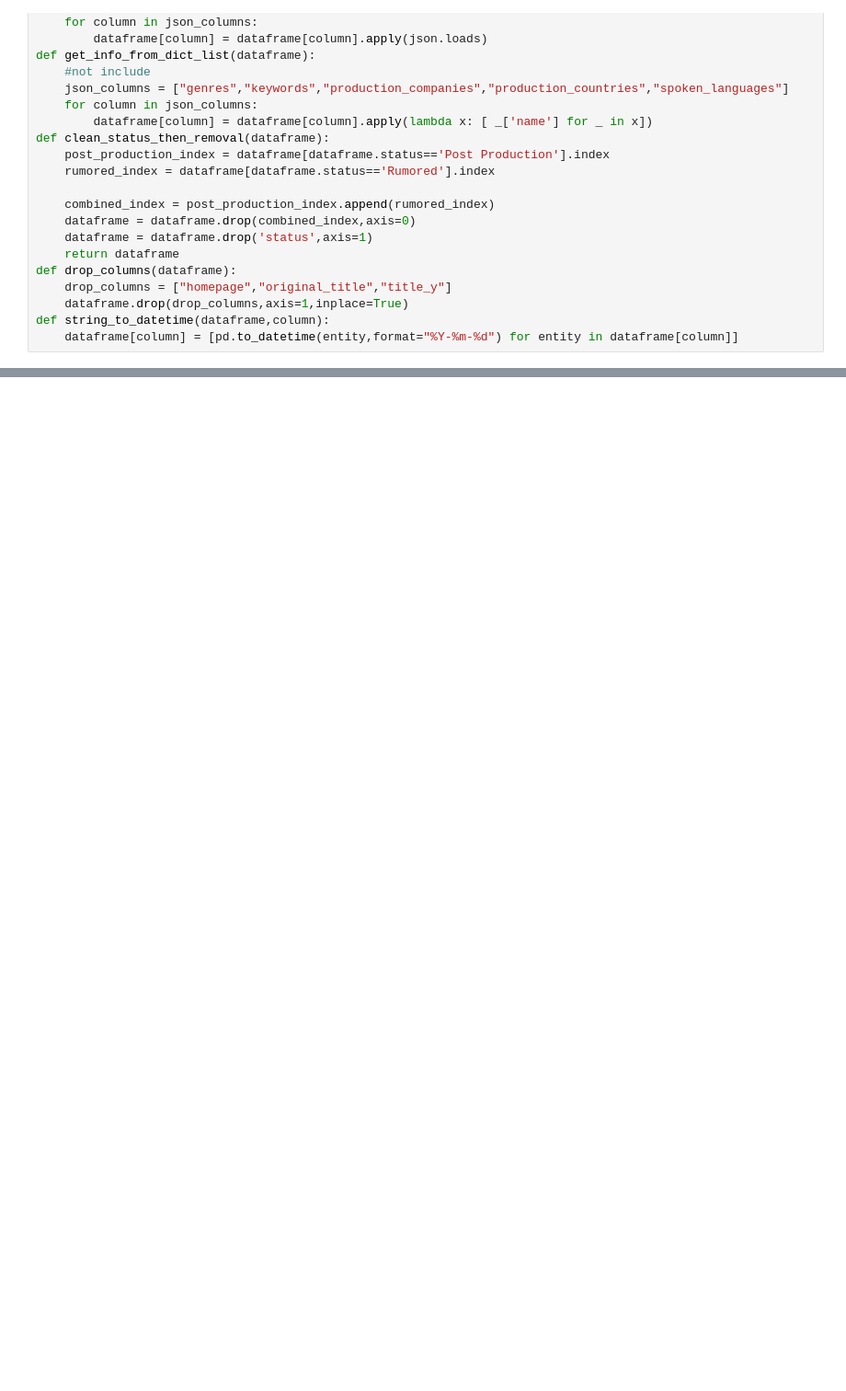
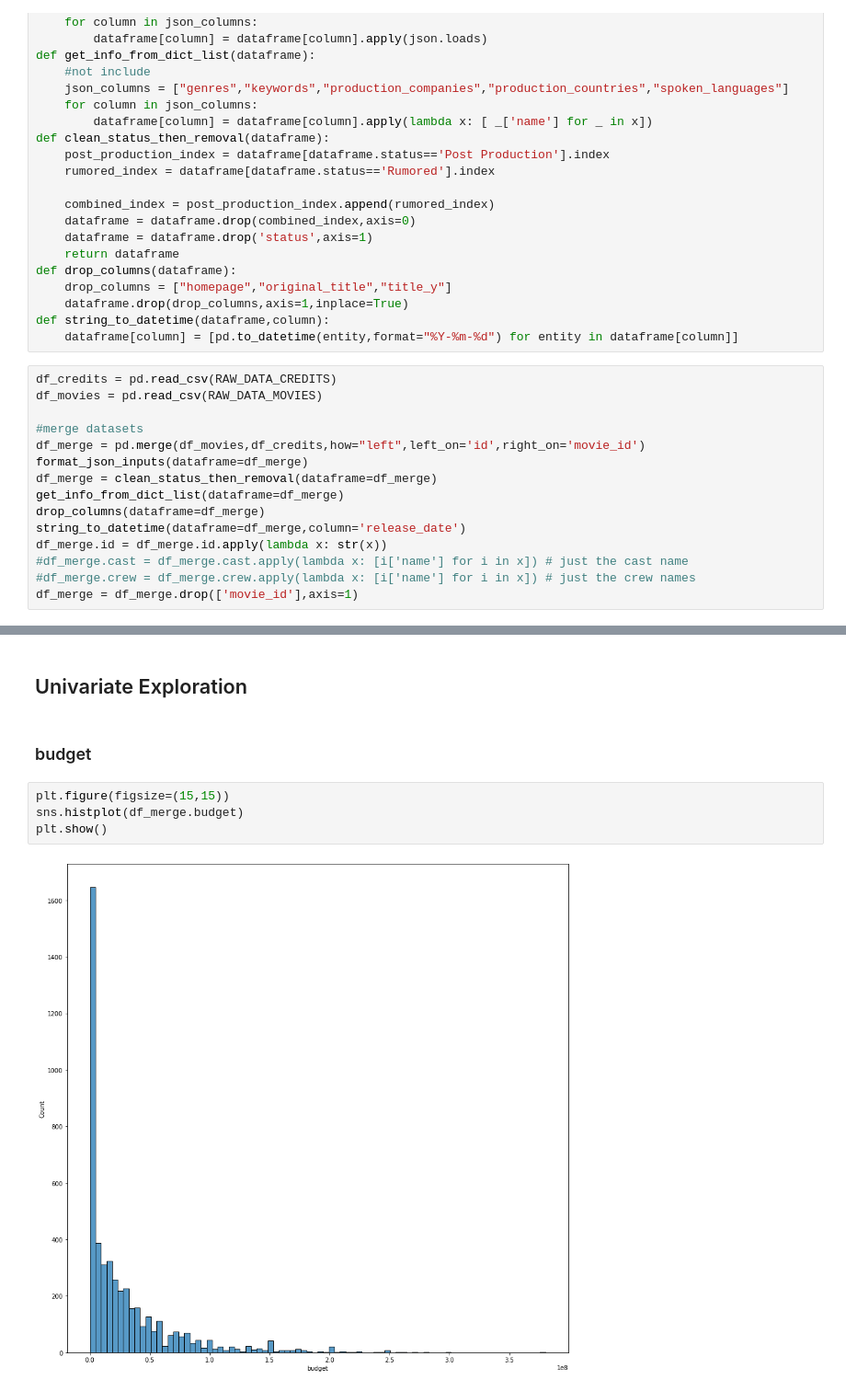
Before and after one commit to BubbaTam/data_science_portfolio, a Jupyter notebook: end_to_end_projects/recommendation_projects/movie_recommendation/notebooks/exploration.ipynb, the cells around one changed output, grey strips where cells are left out. Shown at 92% size. Saved outputs shown, nothing was run; the diff lists cells and outputs as text; blank space fills up the shorter version.

Commit message:
feat: add more aspects to exploration

```diff
--- a/end_to_end_projects/recommendation_projects/movie_recommendation/notebooks/exploration.ipynb
+++ b/end_to_end_projects/recommendation_projects/movie_recommendation/notebooks/exploration.ipynb
@@ -90,3 +147,18 @@ def drop_columns(dataframe):
     dataframe.drop(drop_columns,axis=1,inplace=True)
 def string_to_datetime(dataframe,column):
     dataframe[column] = [pd.to_datetime(entity,format="%Y-%m-%d") for entity in dataframe[column]]
+# %%
+df_credits = pd.read_csv(RAW_DATA_CREDITS)
+df_movies = pd.read_csv(RAW_DATA_MOVIES)
+
+#merge datasets
+df_merge = pd.merge(df_movies,df_credits,how="left",left_on='id',right_on='movie_id')
+format_json_inputs(dataframe=df_merge)
+df_merge = clean_status_then_removal(dataframe=df_merge)
+get_info_from_dict_list(dataframe=df_merge)
+drop_columns(dataframe=df_merge)
+string_to_datetime(dataframe=df_merge,column='release_date')
+df_merge.id = df_merge.id.apply(lambda x: str(x))
+#df_merge.cast = df_merge.cast.apply(lambda x: [i['name'] for i in x]) # just the cast name
+#df_merge.crew = df_merge.crew.apply(lambda x: [i['name'] for i in x]) # just the crew names
+df_merge = df_merge.drop(['movie_id'],axis=1)
@@ -92,0 +213,10 @@ def string_to_datetime(dataframe,column):
+# %% [markdown]
+## Univariate Exploration
+# %% [markdown]
+### budget
+# %%
+plt.figure(figsize=(15,15))
+sns.histplot(df_merge.budget)
+plt.show()
+# %% [output]
+[figure, added]
```
Also changed, not shown: parts of 41 cells of this notebook.
